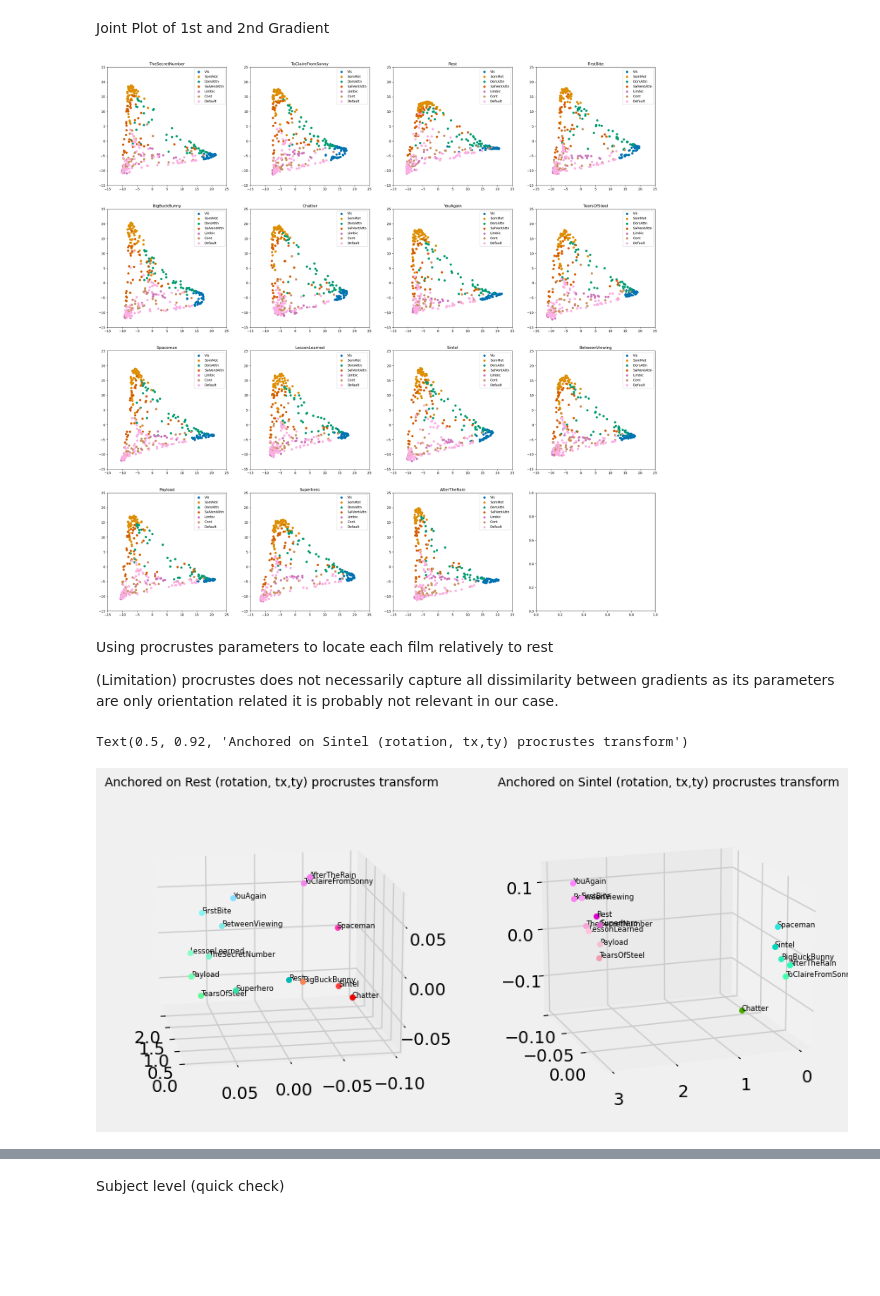
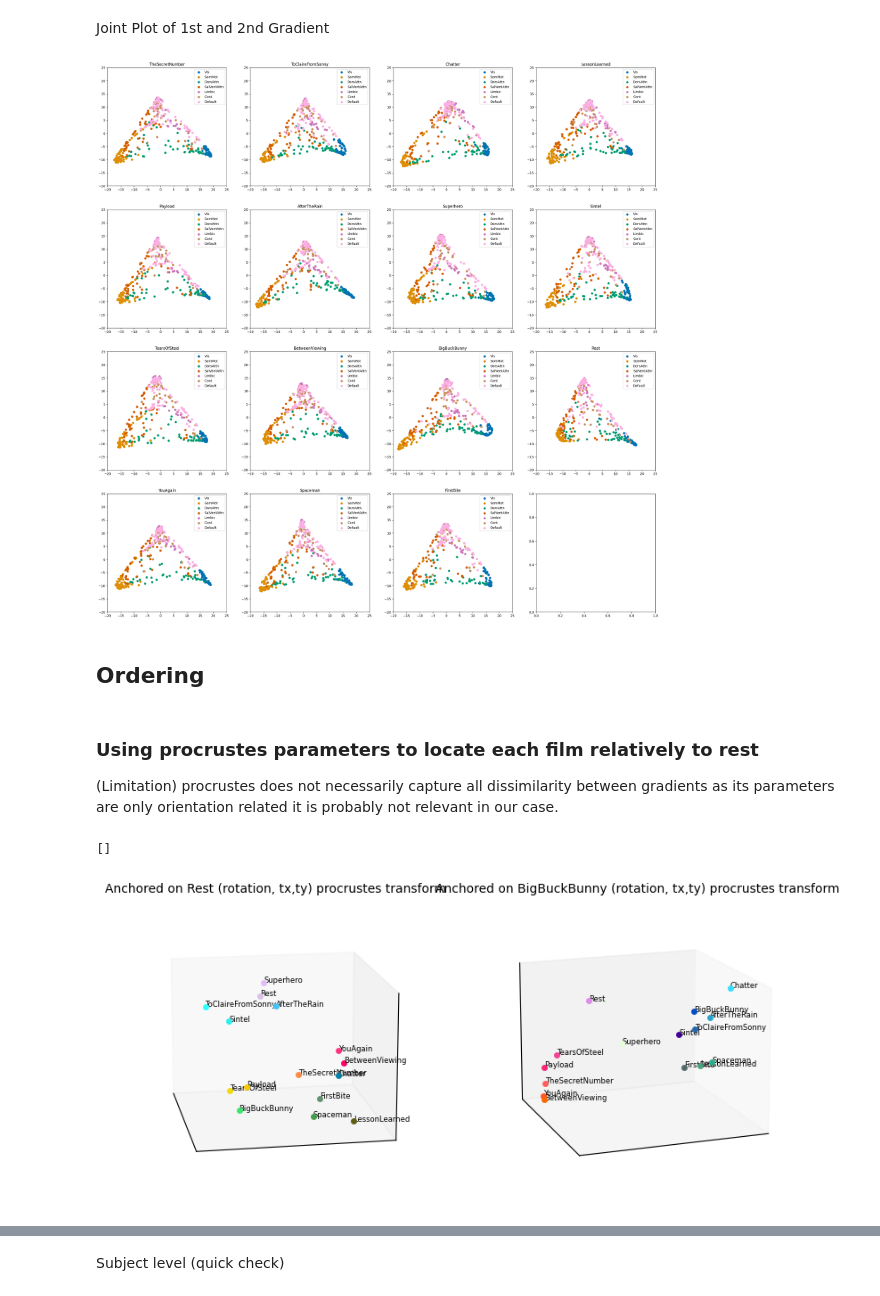
Before and after one commit to MIPLabCH/emoguide_gradients, a Jupyter notebook: 09_fmri_gradient_rest-films_order.ipynb, the cells around one changed output, grey strips where cells are left out. Drawn from its saved outputs; the diff is of its cells as text; code cells hidden in the pictures; blank space fills up the shorter version.

```diff
--- a/09_fmri_gradient_rest-films_order.ipynb
+++ b/09_fmri_gradient_rest-films_order.ipynb
@@ -39,10 +29,14 @@ path  = './resources/static_grad/group_level/'
 grads = []
 labels = []
 for mov in os.listdir(path):
+    mname = mov.split('_')[0]
+    if '414' in mov:
+        continue
     grads.append(load(path + mov))
-    labels.append(mov.split('_')[0])
+    labels.append(mname)
 # %%
-aligned, ref, score = procrustes_align(grads, ref=grads[2], n_iter=100)
+aligned, ref, score = procrustes_align(grads, ref=None, n_iter=100)
+aligned = np.asarray(aligned)
 # %%
 partial_region = load('./resources/yeo7region400.pkl')
 # %%
@@ -65,13 +59,15 @@ for i in range(len(labels)):
         ax[r,c].scatter(G[partial_region[k],0],G[partial_region[k],1], label=k, color=colors[k])
 
     ax[r,c].set_title(L)
-    ax[r,c].set_xlim(-15,25)
-    ax[r,c].set_ylim(-15,25)
+    ax[r,c].set_xlim(-20,25)
+    ax[r,c].set_ylim(-20,25)
     ax[r,c].legend()
 # %% [output]
-[figure, old version]
+[figure, new version]
+# %% [markdown]
+## Ordering
 # %% [markdown]
-Using procrustes parameters to locate each film relatively to rest
+### Using procrustes parameters to locate each film relatively to rest
 
 (Limitation) procrustes does not necessarily capture all dissimilarity between gradients as its parameters are only orientation related it is probably not relevant in our case.
 # %%
@@ -121,33 +117,39 @@ fig = plt.figure(figsize=plt.figaspect(0.5))
 ax = fig.add_subplot(1, 2, 1, projection='3d')
 
 for idx,mov in enumerate(labels):
     ax.scatter([features[idx,0]],
             [features[idx,1]],
             [features[idx,2]], linewidth=0.5, label=mov, color=colormap[idx,:])
     ax.text(features[idx,0] , features[idx,1], features[idx,2], mov, None, size=6)
 
 ax.view_init(15, 170)
 ax.set_title('Anchored on Rest (rotation, tx,ty) procrustes transform', size=10)
+ax.set_yticks([])
+ax.set_xticks([])
+ax.set_zticks([])
 
 colormap = np.zeros_like(features)
 colormap[:,0] = sscore(features2[:,0])
 colormap[:,1] = sscore(features2[:,1])
 colormap[:,2] = sscore(features2[:,2])
 colormap[:,0] = colormap[:,0]**(1/2)
 colormap[:,1] = colormap[:,1]**(1/2)
 colormap[:,2] = colormap[:,2]**(1/2)
 
 ax = fig.add_subplot(1, 2, 2, projection='3d')
 for idx,mov in enumerate(labels):
     ax.scatter([features2[idx,0]],
             [features2[idx,1]],
             [features2[idx,2]], linewidth=0.5, label=mov, color=colormap[idx,:])
     ax.text(features2[idx,0] , features2[idx,1], features2[idx,2], mov, None, size=6)
 ax.view_init(15, 70)
 ax.set_title('Anchored on {} (rotation, tx,ty) procrustes transform'.format(labels[10]), size=10)
 # ax.legend(loc=4,prop={'size':5})
 # ax.legend(loc=4,prop={'size':5})
+ax.set_yticks([])
+ax.set_xticks([])
+ax.set_zticks([])
 # %% [output]
-Text(0.5, 0.92, 'Anchored on Sintel (rotation, tx,ty) procrustes transform')
+[]
-[figure, old version]
+[figure, new version]
 # %% [markdown]
```
Also changed, not shown: parts of 26 cells of this notebook, 10 other files.
